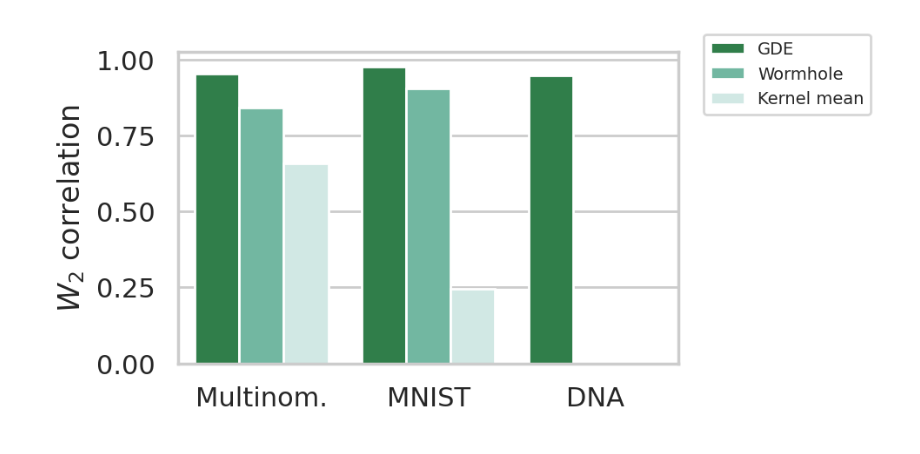
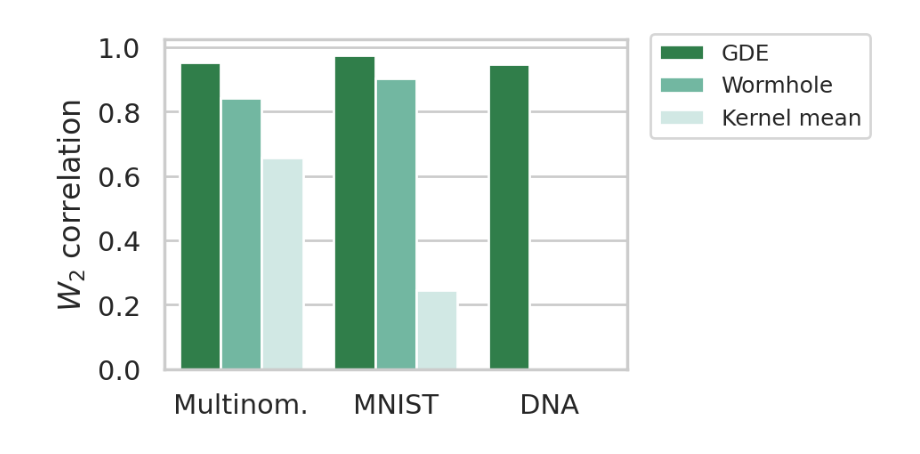
Before and after one commit to njwfish/DistributionEmbeddings, a Jupyter notebook: notebooks/multinomial_fig.ipynb, the cells around one changed output. Saved outputs shown, nothing was run; the diff lists cells and outputs as text; code cells hidden in the pictures.

```diff
--- a/notebooks/multinomial_fig.ipynb
+++ b/notebooks/multinomial_fig.ipynb
@@ -155,20 +155,20 @@ final_df = final_df.sort_values(by=['dataset', 'encoder']).reset_index(drop=True
 # %%
 sns.set(style='whitegrid')
 plt.figure(figsize=(5, 2.5), dpi=200)
 
 # order matters!
 order = ['Multinom.', 'MNIST', 'DNA']
 
 # barplot!
 sns.barplot(data=final_df, x='dataset', y='corr', hue='encoder', order=order,
             palette='BuGn_r', hue_order=['GDE', 'Wormhole', 'Kernel mean'])
 
 # tidy up
 
 plt.ylabel(r'$W_2$ correlation')
 plt.xlabel('')
-plt.legend(fontsize=7, loc=(1.05, 0.8))
+plt.legend(fontsize=9, loc=(1.05, 0.7))
 plt.tight_layout()
 plt.show()
 # %% [output]
-[figure, old version]
+[figure, new version]
```
Also changed, not shown: parts of 1 cell of this notebook, 14 other files.
